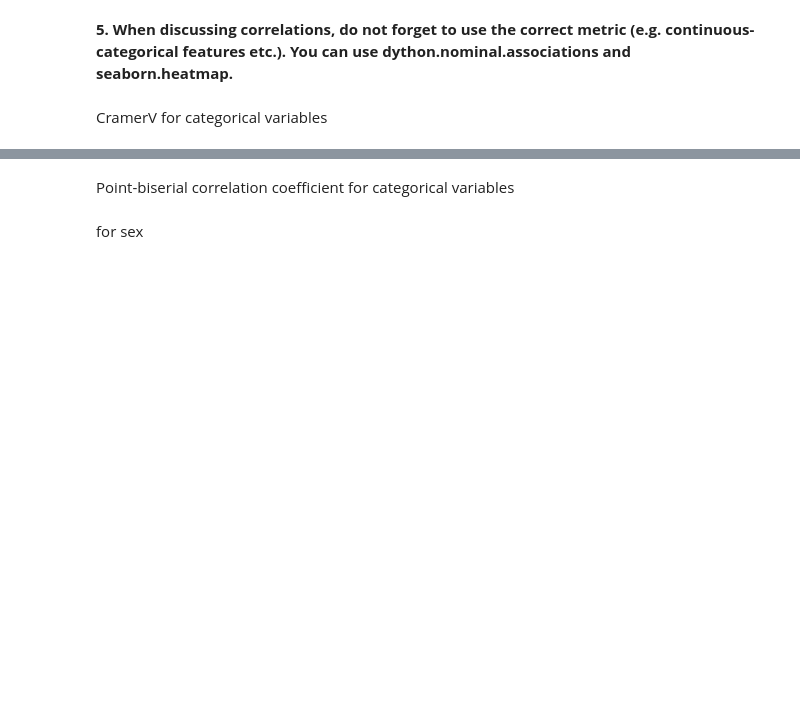
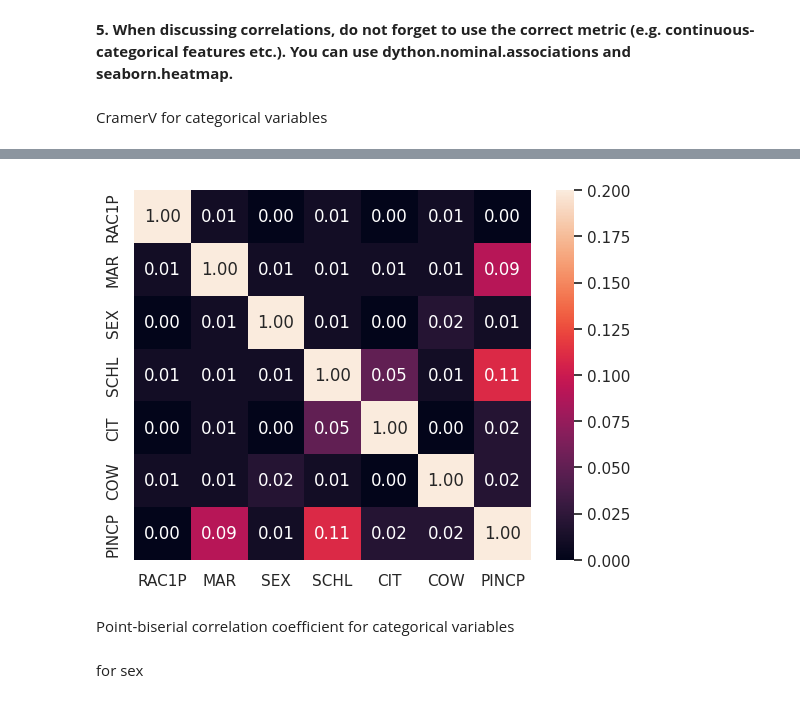
Before and after one commit to jorgedelpozolerida/-KDS_AlgorithmicFairness, a Jupyter notebook: Assignment2/assignment2.ipynb, the cells around one changed output, grey strips where cells are left out. Drawn from its saved outputs; the diff is of its cells as text; code cells hidden in the pictures; blank space fills up the shorter version.

```diff
--- a/Assignment2/assignment2.ipynb
+++ b/Assignment2/assignment2.ipynb
@@ -196,7 +240,7 @@ from sklearn import preprocessing
 label = preprocessing.LabelEncoder()
 label_encoded = pd.DataFrame()
 
-for i in dataset_for_analyses[['RAC1P', 'SEX', 'SCHL', 'CIT', 'COW', 'PINCP']]:
+for i in dataset_for_analyses[['RAC1P', 'MAR', 'SEX', 'SCHL', 'CIT', 'COW', 'PINCP']]:
   label_encoded[i]=label.fit_transform(dataset_for_analyses[i])
 # %%
 from scipy.stats import chi2_contingency
@@ -224,12 +277,10 @@ cr
 # %%
 import seaborn as sns
 import matplotlib.pyplot as plt
-
-mask = np.zeros_like(cr, dtype=np.bool)
-mask[np.triu_indices_from(mask)] = True
-with sns.axes_style("white"):
-  ax = sns.heatmap(cr)
+sns.heatmap(cr, vmin=0, vmax=0.2, annot=True, fmt=".2f")
 plt.show()
+# %% [output]
+[figure, added]
 # %% [markdown]
 Point-biserial correlation coefficient for categorical variables
 # %% [markdown]
```
Also changed, not shown: parts of 23 cells of this notebook.
